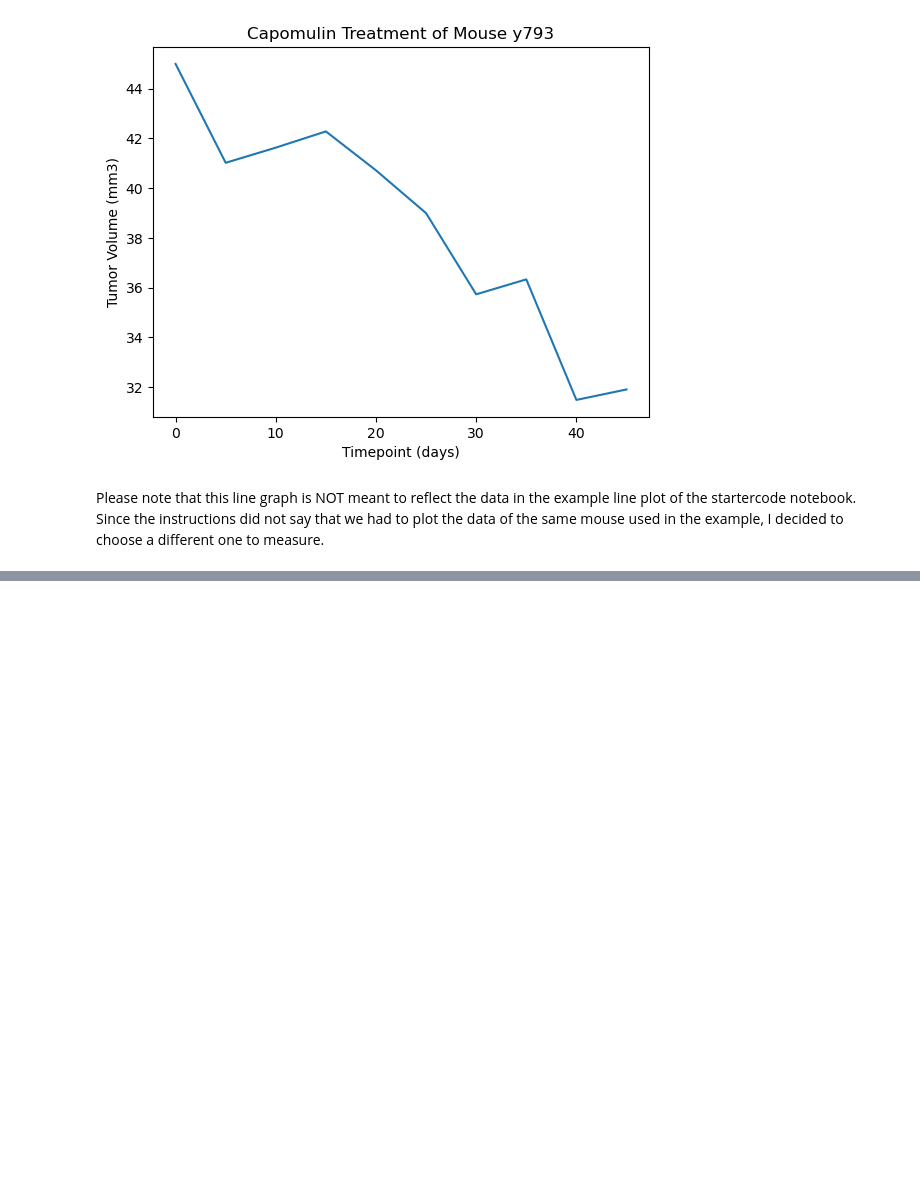
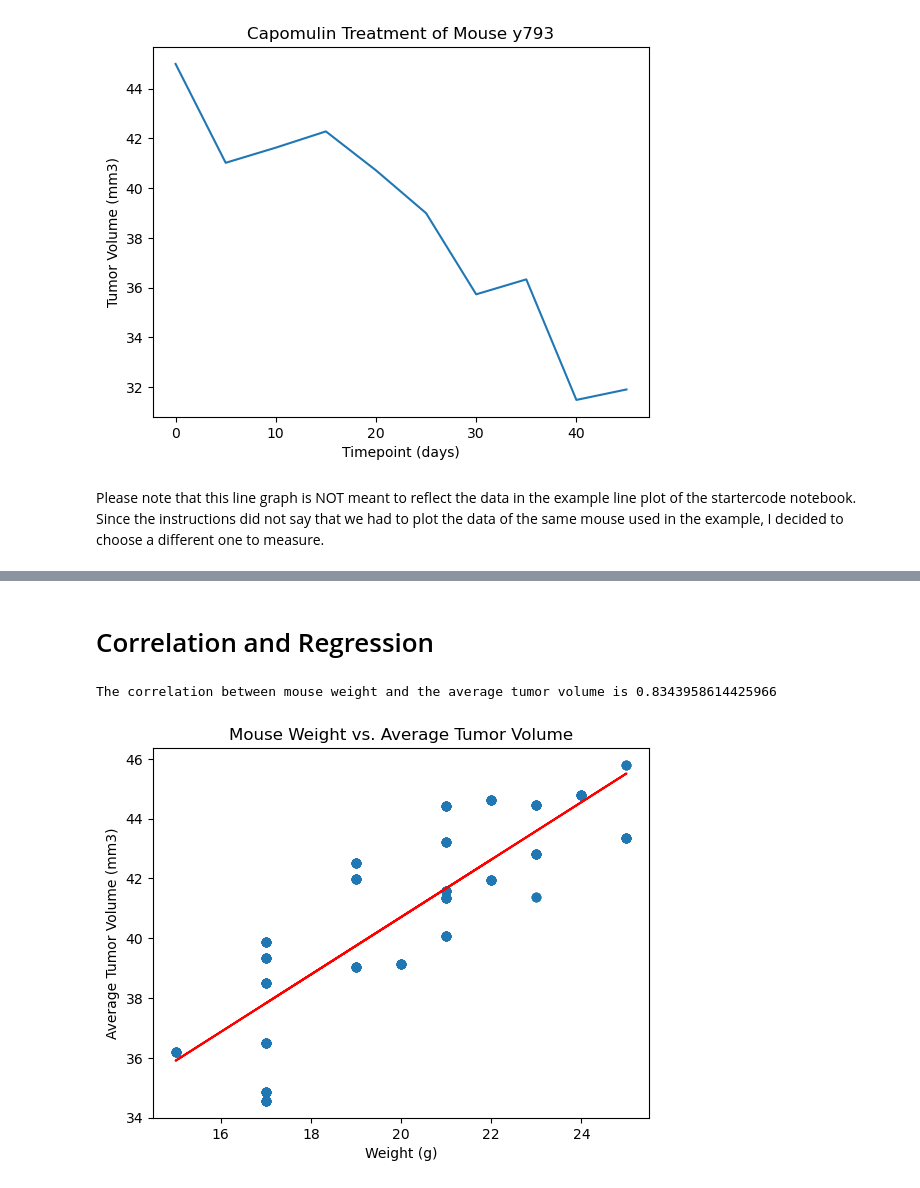
Before and after one commit to gburlew/module-5-challenge, a Jupyter notebook: main.ipynb, the cells around one changed output, grey strips where cells are left out. Drawn from its saved outputs; the diff is of its cells as text; code cells hidden in the pictures; blank space fills up the shorter version.

```diff
--- a/main.ipynb
+++ b/main.ipynb
@@ -298,0 +318,23 @@ plt.scatter(scatter_plot_data["Weight (g)"], scatter_plot_data["Tumor Volume (mm
+# %% [markdown]
+# Correlation and Regression
+# %%
+# Calculate the correlation coefficient
+correlation_coefficient, _ = st.pearsonr(single_mouse['Weight (g)'], single_mouse['Average Tumor Volume (mm3)'])
+
+# Perform linear regression
+slope, intercept, _, _, _ = st.linregress(single_mouse['Weight (g)'], single_mouse['Average Tumor Volume (mm3)'])
+
+# Add the regression line to the scatter plot
+plt.scatter(single_mouse['Weight (g)'], single_mouse['Average Tumor Volume (mm3)'])
+plt.plot(single_mouse['Weight (g)'], slope * single_mouse['Weight (g)'] + intercept, color='red')
+
+# Add correlation coefficient to the plot
+print(f"The correlation between mouse weight and the average tumor volume is", correlation_coefficient)
+
+plt.xlabel('Weight (g)')
+plt.ylabel('Average Tumor Volume (mm3)')
+plt.title('Mouse Weight vs. Average Tumor Volume')
+plt.show()
+# %% [output]
+The correlation between mouse weight and the average tumor volume is 0.8343958614425966
+[figure, added]
```
Also changed, not shown: parts of 5 cells of this notebook.
